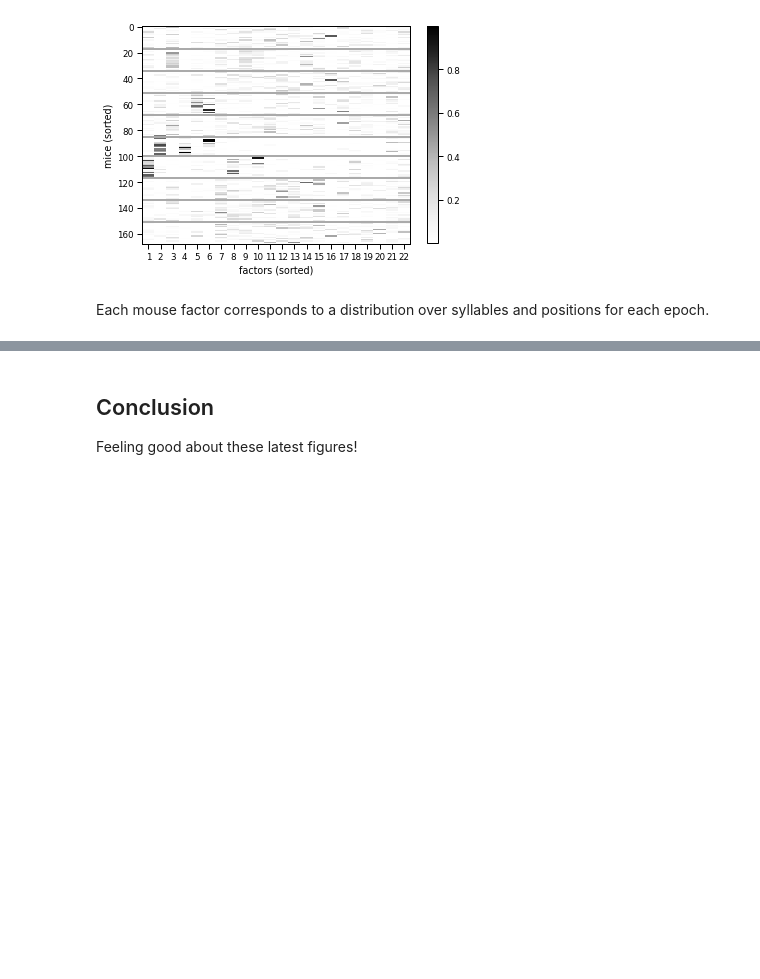
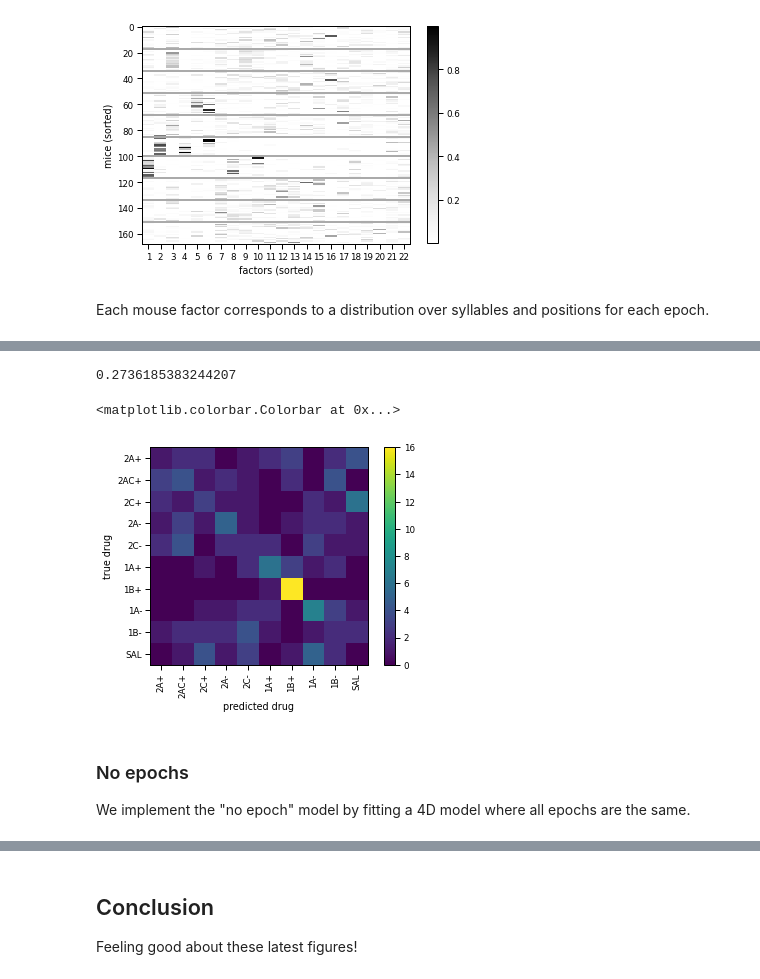
Before and after one commit to lindermanlab/dirichlet-tucker, a Jupyter notebook: analysis/serotonin/serotonin_postprocess.ipynb, the cells around one changed output, grey strips where cells are left out. Drawn from its saved outputs; the diff is of its cells as text; code cells hidden in the pictures; blank space fills up the shorter version.

```diff
--- a/analysis/serotonin/serotonin_postprocess.ipynb
+++ b/analysis/serotonin/serotonin_postprocess.ipynb
@@ -423,0 +573,30 @@ plt.savefig(f"all_factors_drewperm_5-10.png", dpi=150)
+# %%
+# Train classifier
+M_factors_nosyll = params_nosyll[1]
+
+parameters = {"C":10 ** np.linspace(-15,15,num=31)}
+lr = LogisticRegression()
+gridsearch = GridSearchCV(lr, parameters)
+gridsearch.fit(normalize_weights(M_factors_nosyll), drugs)
+
+acc_nosyll = gridsearch.best_score_
+print(acc_nosyll)
+
+classifier = gridsearch.best_estimator_
+y_pred = cross_val_predict(classifier, normalize_weights(M_factors_nosyll), y=drugs)
+confusion_mat_nosyll = confusion_matrix(drugs, y_pred)
+
+plt.imshow(confusion_mat_nosyll)
+plt.ylabel("true drug")
+plt.xlabel("predicted drug")
+plt.yticks(np.arange(10), drug_names)
+plt.xticks(np.arange(10), drug_names, rotation=90)
+plt.colorbar()
+# %% [output]
+0.2736185383244207
+<matplotlib.colorbar.Colorbar at 0x...>
+[figure, added]
+# %% [markdown]
+### No epochs
+
+We implement the "no epoch" model by fitting a 4D model where all epochs are the same.
```
Also changed, not shown: parts of 42 cells of this notebook.
